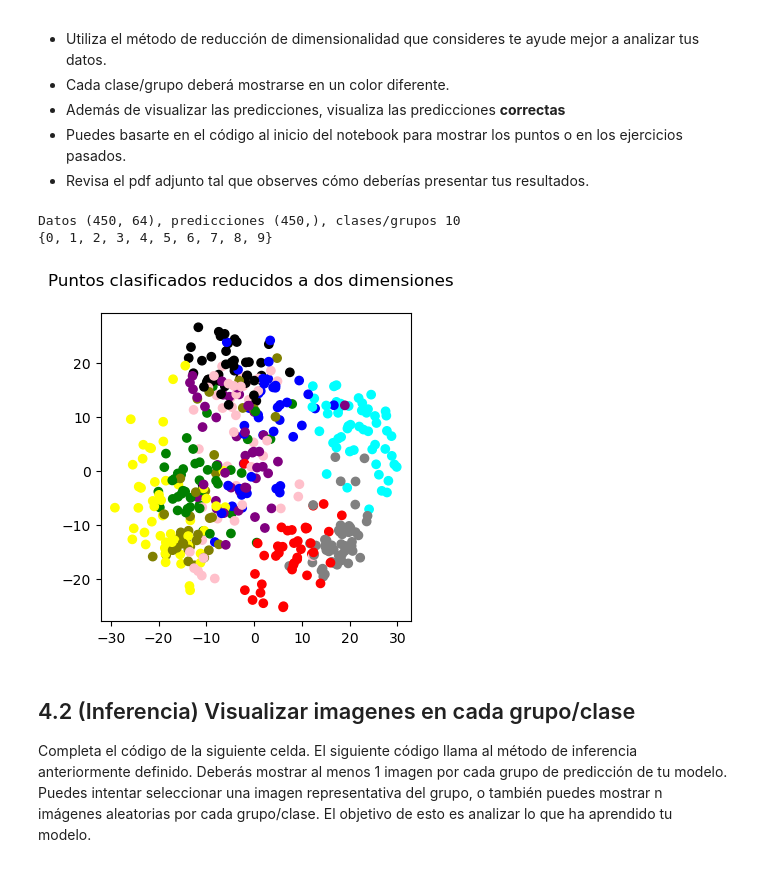
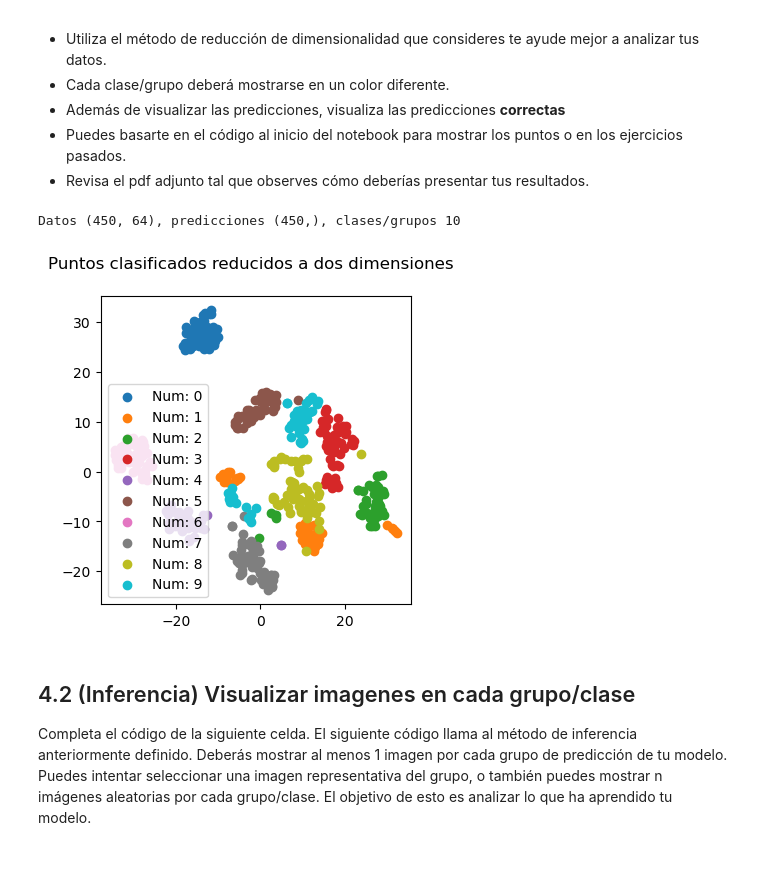
Before and after one commit to r-ibarrab/ElMaviri, a Jupyter notebook: proyecto_1_ML/proyecto_1_ML.ipynb, the cells around one changed output. Cells and saved outputs as stored; diff of their text form; code cells hidden in the pictures.

```diff
--- a/proyecto_1_ML/proyecto_1_ML.ipynb
+++ b/proyecto_1_ML/proyecto_1_ML.ipynb
@@ -97,17 +101,36 @@ Considera que durante inferencia, siempre trabajaremos con los datos de validaci
 # TODO Reducimos la dimensionalidad de los datos DE VALIDACIÓN data_val
 # a 2 dimensiones usando TSNE y/o PCA
 
-pca = PCA(n_components=2, random_state=42)
+pca = PCA(n_components=2, random_state=0)
 
 reduced_data_val = pca.fit_transform(data_val)
 
 labels = np.unique(target_train)
 fig, ax_pca = plt.subplots(1, 1, figsize=(4,4))
-fig.suptitle("Puntos reducidos a dos dimensiones")
+fig.suptitle("Puntos reducidos a dos dimensiones PCA")
+
 for c in labels:
-    indices = np.where(target_train == c)
-    indices =np.where(indices[0] <= 450)
+    indices = np.where(target_val == c)
     plot_data = reduced_data_val[indices]
     ax_pca.scatter(plot_data[:, 0], plot_data[:, 1], label=f"Grupo {c}")
+    ax_pca.legend()
+
+
+
+
+tsne = TSNE(n_components=2, random_state=0)
+reduced_data_val = tsne.fit_transform(data_val)
+
+
+fig, ax_pca = plt.subplots(1, 1, figsize=(4,4))
+fig.suptitle("Puntos reducidos a dos dimensiones TSNE")
+
+for c in labels:
+    indices = np.where(target_val == c)
+    plot_data = reduced_data_val[indices]
+    ax_pca.scatter(plot_data[:, 0], plot_data[:, 1], label=f"Grupo {c}")
+    ax_pca.legend()
+
+
 plt.show()
 # %% [output]
@@ -207,34 +312,41 @@ Diseña un programa tal que puedas visualizar **las predicciones de TU modelo**
 # %%
 import matplotlib.colors
 
 # Llamamos a inferencia de su modelo
 # preds deberá ser de la forma N,1
 # indicando el número al que corresponde cada imagen
 preds = mi_inferencia(modelo, data_val)
+# print(preds)
 
 # Buscamos la cantidad de grupos/clases que hay en los datos de validación
 group_pred = np.unique(preds)
 n_groups = len(group_pred)
 print(f"Datos {data_val.shape}, predicciones {preds.shape}, clases/grupos {n_groups}")
 
 fig, ax_reduced = plt.subplots(1, 1, figsize=(4,4))
 fig.suptitle("Puntos clasificados reducidos a dos dimensiones")
 
 # TODO: Grafíca los datos DE VALIDACIÓN reducidos (reduced_data_val)
 # con un color distinto para cada grupo/clase que tu modelo ha predecido (preds)
 #========== Start =========
-numbers = set(preds)
-print(numbers)
-colors = ['red', 'blue', 'green','yellow','cyan','pink','gray','black','purple','olive']
-plt.scatter(reduced_data_val[:, 0], reduced_data_val[:, 1], c=preds, cmap=matplotlib.colors.ListedColormap(colors))
+# numbers = set(preds)
+# print(numbers)
+
+# colors = ['red', 'blue', 'green','yellow','cyan','pink','gray','black','purple','olive']
+
+for pred in group_pred:
+    indices = np.where(target_val == pred)
+    plot_data = reduced_data_val[indices]
+    ax_reduced.scatter(plot_data[:, 0], plot_data[:, 1], label=f"Num: {pred}")
+    ax_reduced.legend()
+
 
 #========== End ===========
 plt.show()
 # plt.legend()
 # %% [output]
 Datos (450, 64), predicciones (450,), clases/grupos 10
-{0, 1, 2, 3, 4, 5, 6, 7, 8, 9}
-[figure, old version]
+[figure, new version]
 # %% [markdown]
 ## 4.2 (Inferencia) Visualizar imagenes en cada grupo/clase
 Completa el código de la siguiente celda. El siguiente código llama al método de inferencia anteriormente definido. Deberás mostrar al menos 1 imagen por cada grupo de predicción de tu modelo. Puedes intentar seleccionar una imagen representativa del grupo, o también puedes mostrar n imágenes aleatorias por cada grupo/clase. El objetivo de esto es analizar lo que ha aprendido tu modelo.
```
Also changed, not shown: parts of 8 cells of this notebook.
